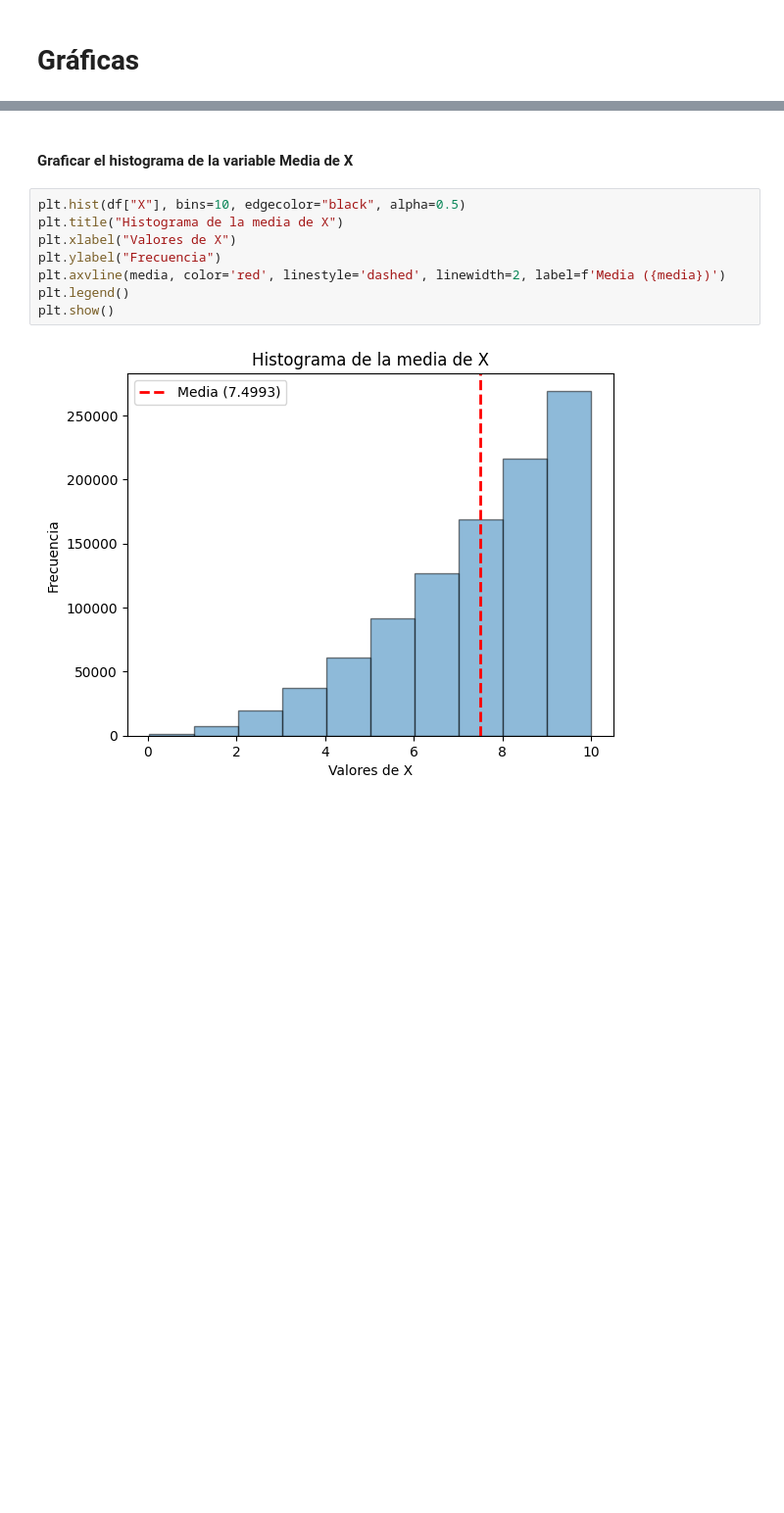
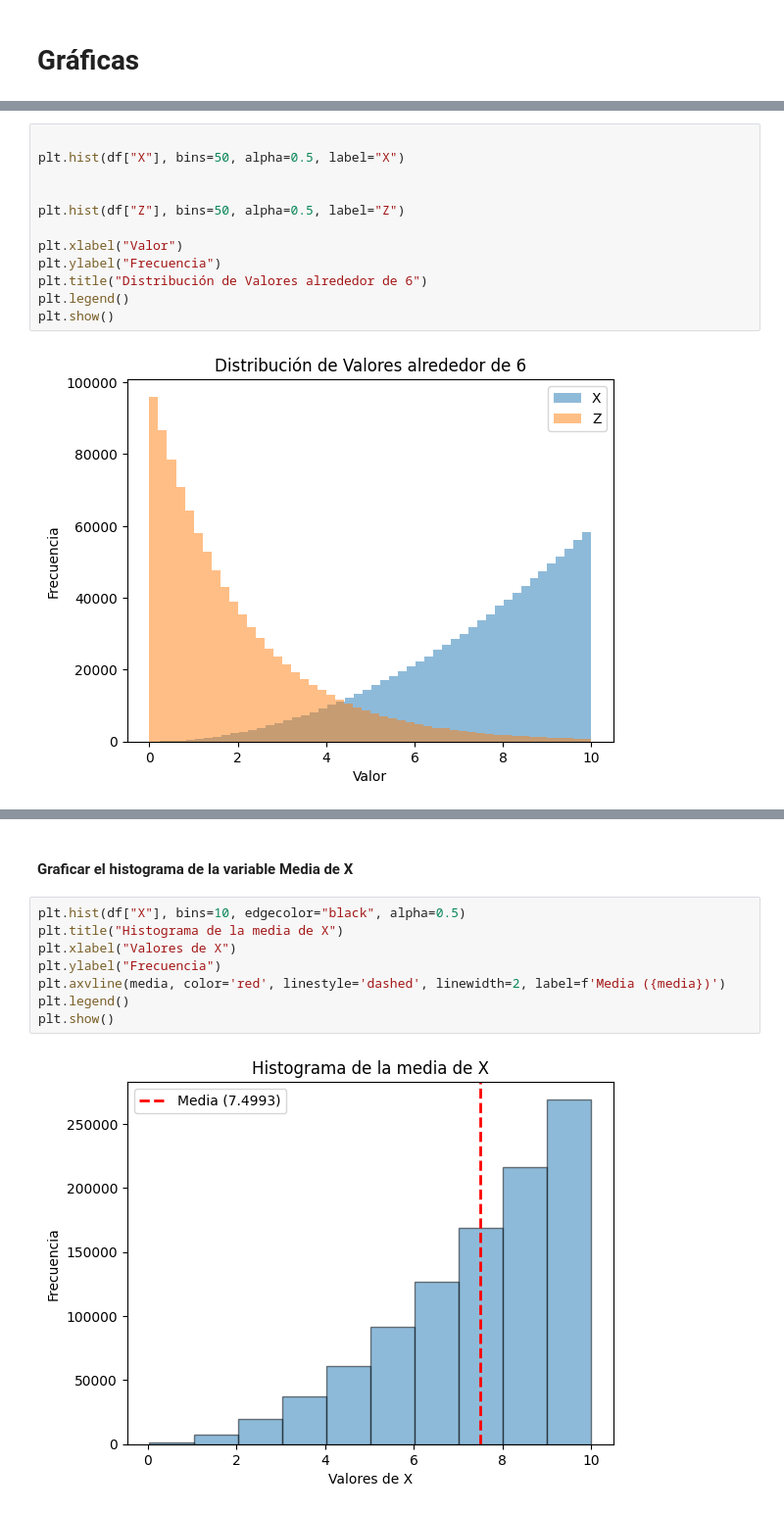
Before and after one commit to MartinPaGarcia/Developer_Personal_Projects, a Jupyter notebook: Python/Tec/Semestre 8/Ciencia de Datos/Tareas/Palomares_Martin_dataframe.ipynb, the cells around one changed output, grey strips where cells are left out. Shown at 98% size. Drawn from its saved outputs; the diff is of its cells as text; blank space fills up the shorter version.

```diff
--- a/Python/Tec/Semestre 8/Ciencia de Datos/Tareas/Palomares_Martin_dataframe.ipynb
+++ b/Python/Tec/Semestre 8/Ciencia de Datos/Tareas/Palomares_Martin_dataframe.ipynb
@@ -64,0 +131,14 @@ datos_3 = df[df["W"] > 0]
+# %%
+
+plt.hist(df["X"], bins=50, alpha=0.5, label="X")
+
+
+plt.hist(df["Z"], bins=50, alpha=0.5, label="Z")
+
+plt.xlabel("Valor")
+plt.ylabel("Frecuencia")
+plt.title("Distribución de Valores alrededor de 6")
+plt.legend()
+plt.show()
+# %% [output]
+[figure, added]
```
Also changed, not shown: parts of 22 cells of this notebook.
